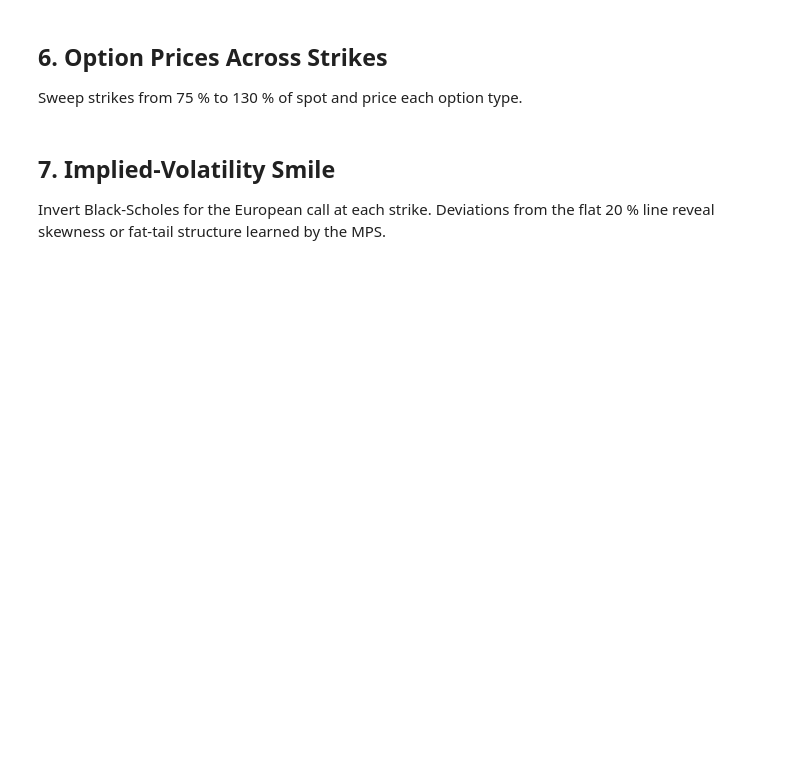
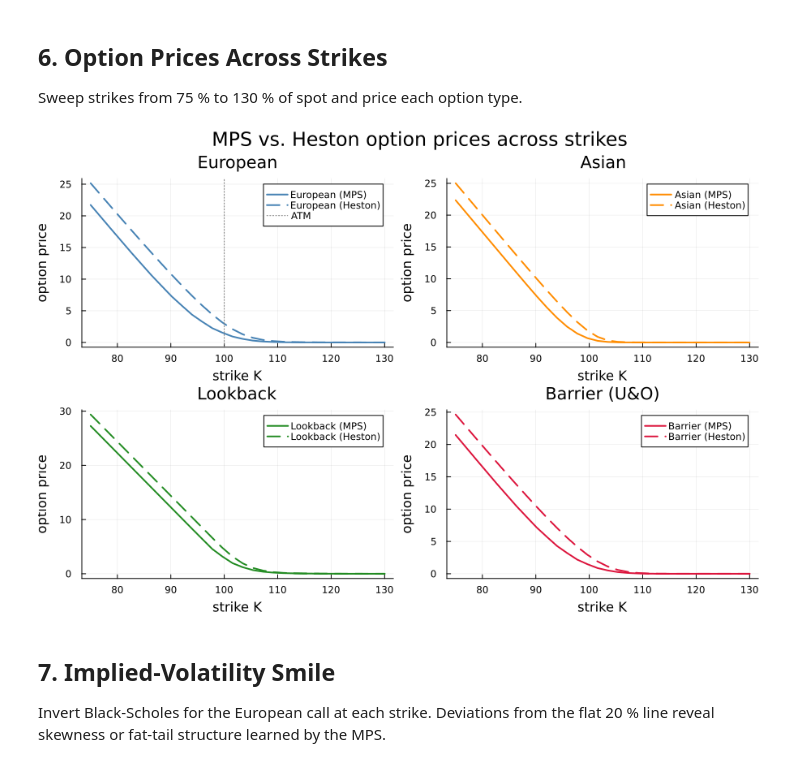
Before and after one commit to diegobragaferreira/MPSFast.jl, a Jupyter notebook: notebooks/experiments/options_pricing.ipynb, the cells around one changed output. Cells and saved outputs as stored; diff of their text form; code cells hidden in the pictures; blank space fills up the shorter version.

```diff
--- a/notebooks/experiments/options_pricing.ipynb
+++ b/notebooks/experiments/options_pricing.ipynb
@@ -41,15 +41,23 @@ mps_file = "mps_heston.jld2"   # adjust to your saved bundle
 # ── Encoder type: BasisEncoder, BinaryEncoder, or TrigEncoder ─────────────────
 encoder_type = BasisEncoder
 
-# ── Simulation parameters ─────────────────────────────────────────────────────
+# ── Sampling ──────────────────────────────────────────────────────────────────
 N_samp   = 10_000   # number of MPS-sampled paths
-S0       = 100.0    # spot price (used for option pricing and BS reference)
+
+# ── Option / market parameters ────────────────────────────────────────────────
+S0       = 100.0    # spot price
 r        = 0.0      # risk-free rate
-
-# ── Option parameters ─────────────────────────────────────────────────────────
 K_base   = 100.0    # ATM strike for the comparison table
 B_level  = 115.0    # barrier level for the up-and-out option
 
+# ── Heston model parameters (must match the model used for training) ──────────
+ν0  = 0.04   # initial variance (v0); implied vol ≈ √ν0 ≈ 20%
+κ   = 1.0    # mean-reversion speed
+θ   = 0.04   # long-run variance
+ξ   = 2.0    # vol-of-vol
+ρ   = -0.7   # spot/vol correlation
+Δt  = 1/250  # time step (daily)
+
 # ── IV smile: strikes as fraction of S0 ───────────────────────────────────────
 smile_moneyness = range(0.75, 1.30; length = 30)
 # %% [output]
@@ -169,21 +236,37 @@ Sweep strikes from 75 % to 130 % of spot and price each option type.
 # %%
 strikes = S0 .* smile_moneyness
 
-eu_prices = [price_options(sampled_paths, K, B_level; r=r, T=T_mat).european for K in strikes]
-as_prices = [price_options(sampled_paths, K, B_level; r=r, T=T_mat).asian    for K in strikes]
-lb_prices = [price_options(sampled_paths, K, B_level; r=r, T=T_mat).lookback for K in strikes]
-ba_prices = [price_options(sampled_paths, K, B_level; r=r, T=T_mat).barrier  for K in strikes]
+eu_prices_mps  = [price_options(sampled_paths, K, B_level; r=r, T=T_mat).european for K in strikes]
+as_prices_mps  = [price_options(sampled_paths, K, B_level; r=r, T=T_mat).asian    for K in strikes]
+lb_prices_mps  = [price_options(sampled_paths, K, B_level; r=r, T=T_mat).lookback for K in strikes]
+ba_prices_mps  = [price_options(sampled_paths, K, B_level; r=r, T=T_mat).barrier  for K in strikes]
 
-p_prices = plot(strikes, eu_prices; lw=2, label="European",  color=:steelblue)
-plot!(p_prices, strikes, as_prices; lw=2, label="Asian",     color=:darkorange)
-plot!(p_prices, strikes, lb_prices; lw=2, label="Lookback",  color=:forestgreen)
-plot!(p_prices, strikes, ba_prices; lw=2, label="Barrier U&O", color=:crimson)
-vline!(p_prices, [S0]; ls=:dash, color=:gray, lw=1, label="ATM")
-plot!(p_prices;
-    xlabel = "strike K", ylabel = "option price",
-    title  = "MPS option prices vs. strike",
-    legend = :topright, size = (700, 350))
+eu_prices_hest = [price_options(heston_paths,  K, B_level; r=r, T=T_mat).european for K in strikes]
+as_prices_hest = [price_options(heston_paths,  K, B_level; r=r, T=T_mat).asian    for K in strikes]
+lb_prices_hest = [price_options(heston_paths,  K, B_level; r=r, T=T_mat).lookback for K in strikes]
+ba_prices_hest = [price_options(heston_paths,  K, B_level; r=r, T=T_mat).barrier  for K in strikes]
+
+function _plot_with_heston(strikes, mps_series, hest_series, label, color; kw...)
+    p = plot(strikes, mps_series;  lw=2, label=label*" (MPS)",    color=color,   kw...)
+    plot!(p, strikes, hest_series; lw=2, label=label*" (Heston)", color=color, ls=:dash)
+    p
+end
+
+p_eu = _plot_with_heston(strikes, eu_prices_mps, eu_prices_hest, "European",  :steelblue;
+    xlabel="strike K", ylabel="option price", title="European")
+p_as = _plot_with_heston(strikes, as_prices_mps, as_prices_hest, "Asian",     :darkorange;
+    xlabel="strike K", ylabel="option price", title="Asian")
+p_lb = _plot_with_heston(strikes, lb_prices_mps, lb_prices_hest, "Lookback",  :forestgreen;
+    xlabel="strike K", ylabel="option price", title="Lookback")
+p_ba = _plot_with_heston(strikes, ba_prices_mps, ba_prices_hest, "Barrier",   :crimson;
+    xlabel="strike K", ylabel="option price", title="Barrier (U&O)")
+
+p_prices = plot(p_eu, p_as, p_lb, p_ba; layout=(2,2), size=(900,600),
+    plot_title="MPS vs. Heston option prices across strikes")
+vline!.(Ref([S0]); ls=:dot, color=:gray, lw=1, label="ATM")
 display(p_prices)
+# %% [output]
+[figure, added]
 # %% [markdown]
 ## 7. Implied-Volatility Smile
 
```
Also changed, not shown: parts of 9 cells of this notebook.
